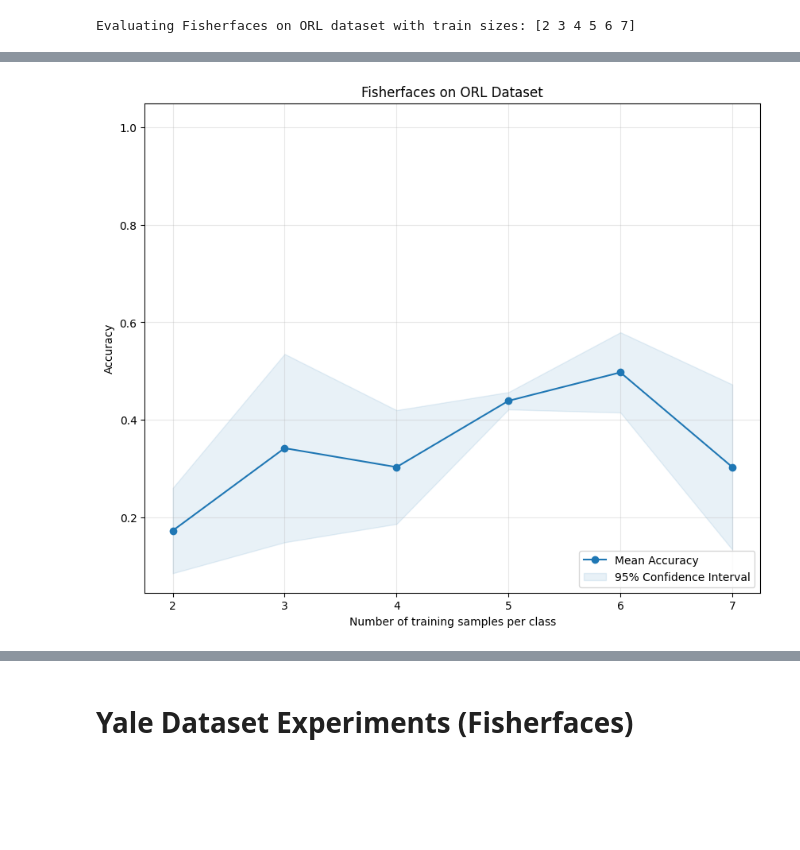
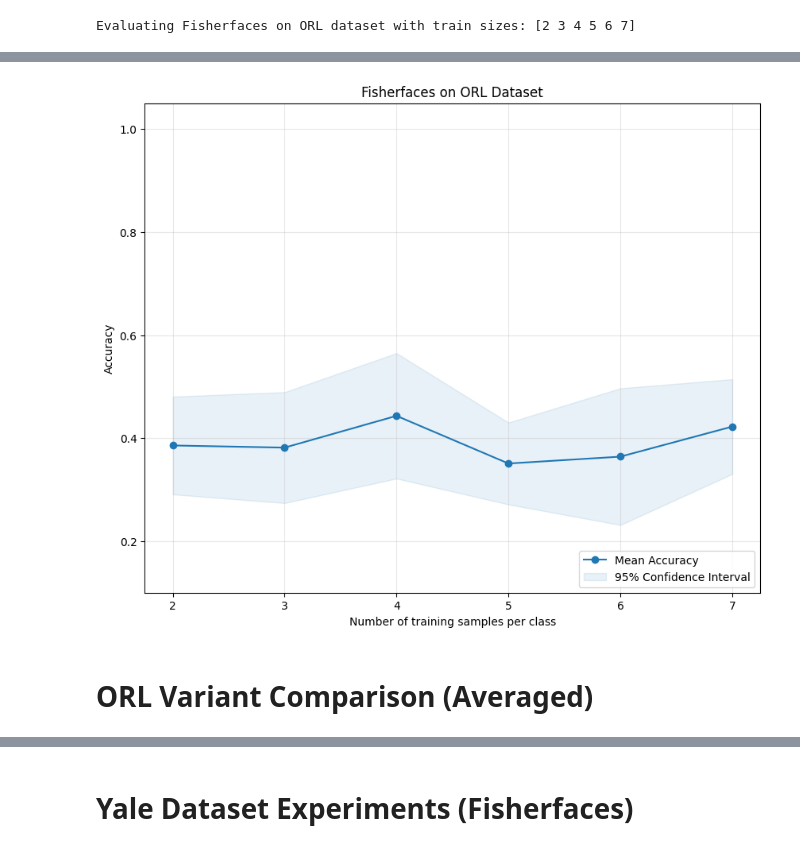
Before and after one commit to JeanJNMV/MDS-VIC_Face_Recognition, a Jupyter notebook: notebooks/A_00_experiments.ipynb, the cells around one changed output, grey strips where cells are left out. Cells and saved outputs as stored; diff of their text form; code cells hidden in the pictures; blank space fills up the shorter version.

```diff
--- a/notebooks/A_00_experiments.ipynb
+++ b/notebooks/A_00_experiments.ipynb
@@ -18,15 +62,16 @@ min_length = min(len(images) for images in data.values())
 print(
     f"Loaded ORL dataset with {max_idx} subjects with at least {min_length} images each."
 )
+
+train_sizes = np.arange(2, min_length - n_test + 1)
+test_idx, pool_idx = make_fixed_test_indices(data, n_test=n_test, seed=seed)
 # %% [output]
 Loaded ORL dataset with 40 subjects with at least 10 images each.
 # %%
-model = Fisherfaces()
-n_test = 3
-train_sizes = np.arange(2, min_length - n_test + 1)
+model = Fisherfaces(**fisherfaces_kwargs)
 print(f"Evaluating Fisherfaces on ORL dataset with train sizes: {train_sizes}")
 accuracy_scores, conf_matrices = get_metrics_vs_train_size(
-    model, train_sizes, data, n_test=n_test
+    model, train_sizes, data, test_idx, pool_idx, seed=seed
 )
 # %% [output]
 Evaluating Fisherfaces on ORL dataset with train sizes: [2 3 4 5 6 7]
@@ -68,39 +113,40 @@ for i, size in enumerate(sizes_to_plot):
-# %%
-n_exp = 3
-mean_scores, std_scores = get_average_acc_vs_train_size(
-    model, train_sizes, data, n_exp=n_exp
-)
 # %%
+mean_scores, std_scores = get_average_acc_vs_train_size(
+    model, train_sizes, data, test_idx, pool_idx, n_exp=n_exp, seed_master=seed
+)
+
 sorted_sizes = sorted(mean_scores.keys())
 means = np.array([mean_scores[k] for k in sorted_sizes])
 stds = np.array([std_scores[k] for k in sorted_sizes])
 ci = 1.96 * stds / np.sqrt(n_exp)
 
 fig = plt.figure(figsize=(10, 8))
 
 plt.plot(sorted_sizes, means, marker="o", color="tab:blue", label="Mean Accuracy")
 
 plt.fill_between(
     sorted_sizes,
     means - ci,
     means + ci,
     alpha=0.1,
     color="tab:blue",
     label="95% Confidence Interval",
 )
 
 plt.title("Fisherfaces on ORL Dataset")
 plt.xlabel("Number of training samples per class")
 plt.ylabel("Accuracy")
 
 plt.xticks(sorted_sizes)
 
 plt.grid(True, alpha=0.3)
 plt.legend(loc="lower right")
 
 y_min = max(0, min(means - stds) - 0.05)
 plt.ylim(y_min, 1.05)
 
 plt.show()
 # %% [output]
-[figure, old version]
+[figure, new version]
+# %% [markdown]
+# ORL Variant Comparison (Averaged)
```
Also changed, not shown: parts of 35 cells of this notebook, 1 other file.
